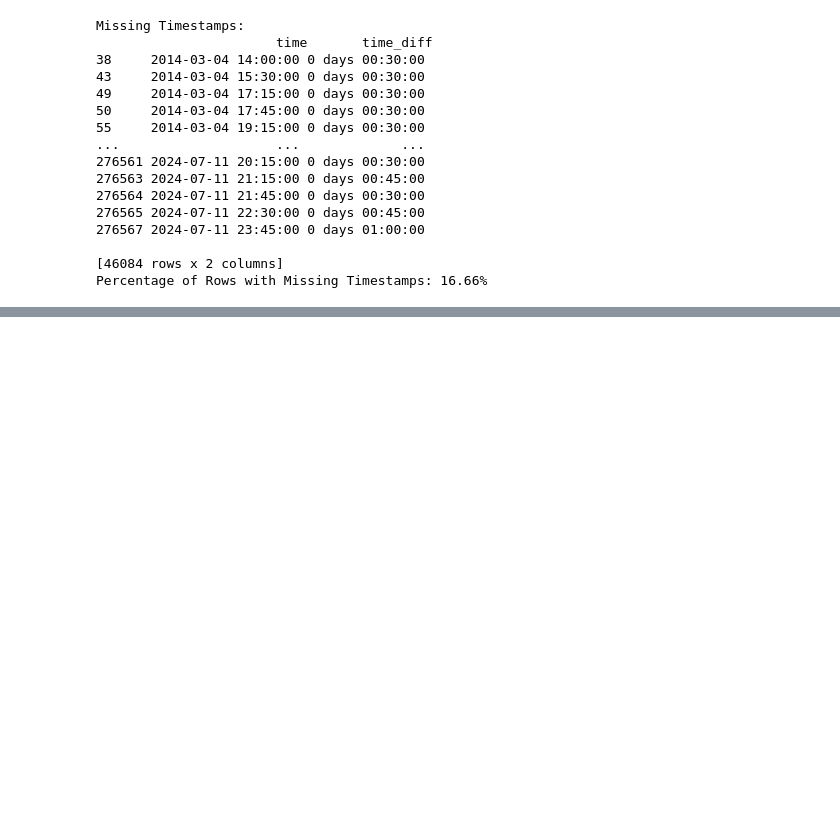
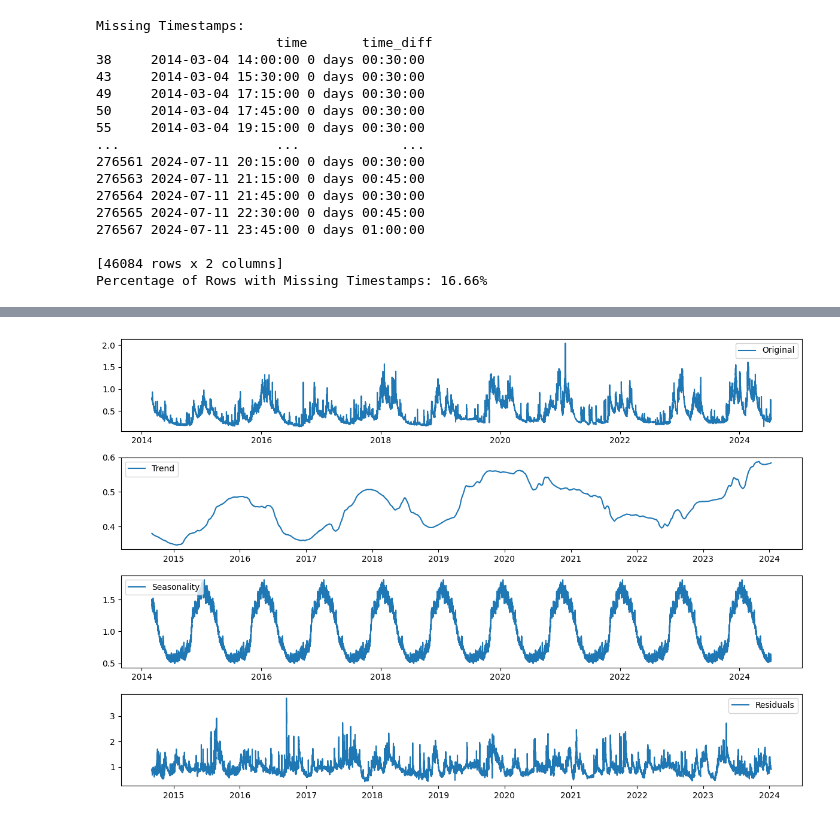
Before and after one commit to mishadcf/Flood-Prediction-Cornwall, a Jupyter notebook: notebooks/EDA.ipynb, the cells around one changed output, grey strips where cells are left out. Saved outputs shown, nothing was run; the diff lists cells and outputs as text; code cells hidden in the pictures; blank space fills up the shorter version.

```diff
--- a/notebooks/EDA.ipynb
+++ b/notebooks/EDA.ipynb
@@ -291,0 +390,23 @@ ConversionError: Failed to convert value(s) to axis units: 38       2014-03-04 1
+# %%
+yearly_mult_decomposed = seasonal_decompose(station_1335['value'], model='multiplicative', period=96 * 365)
+# %%
+plt.figure(figsize=(12, 8))
+plt.subplot(411)
+plt.plot(station_1335['value'], label='Original')
+plt.legend(loc='best')
+
+plt.subplot(412)
+plt.plot(yearly_mult_decomposed.trend, label='Trend')
+plt.legend(loc='best')
+
+plt.subplot(413)
+plt.plot(yearly_mult_decomposed.seasonal, label='Seasonality')
+plt.legend(loc='best')
+
+plt.subplot(414)
+plt.plot(yearly_mult_decomposed.resid, label='Residuals')
+plt.legend(loc='best')
+
+plt.tight_layout()
+# %% [output]
+[figure, added]
```
Also changed, not shown: parts of 25 cells of this notebook.
